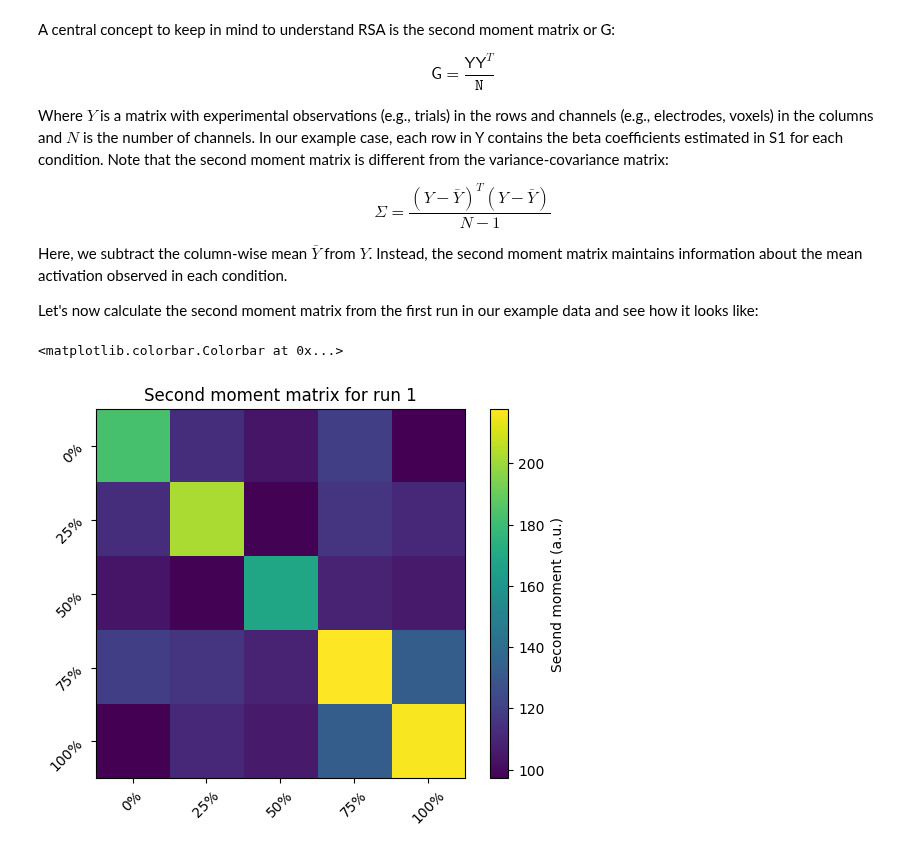
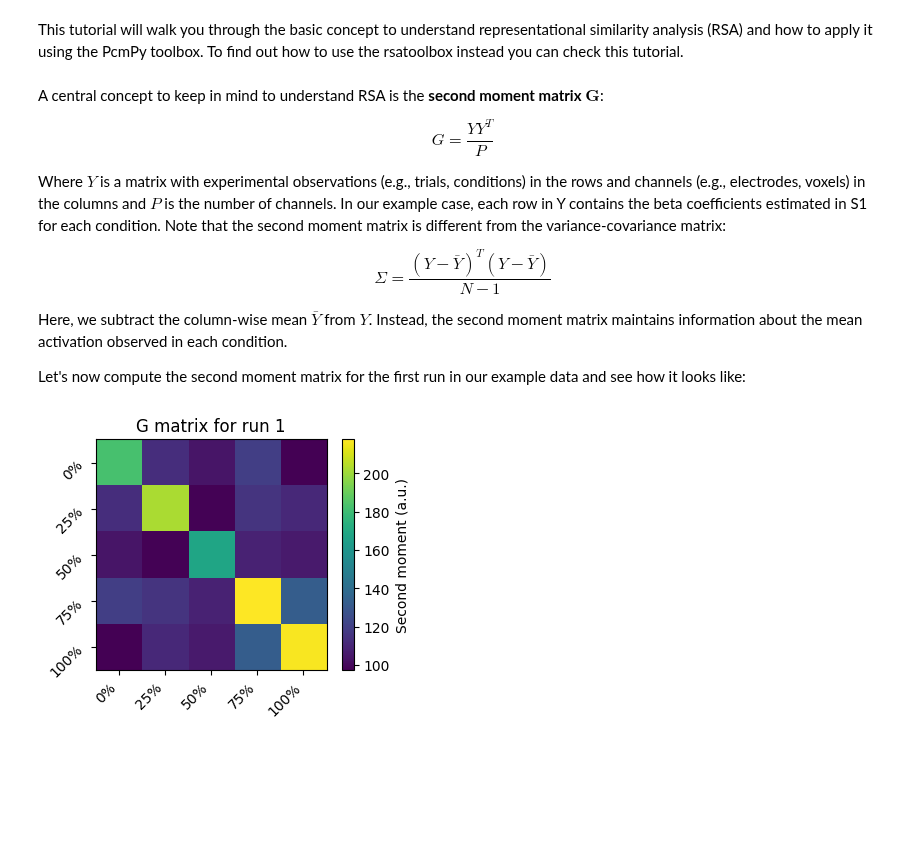
Before and after one commit to mnlmrc/didactic, a Jupyter notebook: rsa.ipynb, the cells around one changed output. Saved outputs shown, nothing was run; the diff lists cells and outputs as text; code cells hidden in the pictures; blank space fills up the shorter version.

```diff
--- a/rsa.ipynb
+++ b/rsa.ipynb
@@ -1,3 +1,5 @@
+# %% [markdown]
+This tutorial will walk you through the basic concept to understand representational similarity analysis (RSA) and how to apply it using the PcmPy toolbox. To find out how to use the rsatoolbox instead you can check this tutorial.
 # %%
 import nibabel as nb
 import numpy as np
@@ -6,33 +8,36 @@ import PcmPy as pcm
 import pandas as pd
 import nitools as nt
 import pickle
+
+plt.style.use('default')
 # %%
 f = open('data_demo_smp.p', 'rb')
 Y, cond_vec, part_vec, cond_names = pickle.load(f)
 N = Y.shape[1]
 # %% [markdown]
-A central concept to keep in mind to understand RSA is the second moment matrix or G:
+A central concept to keep in mind to understand RSA is the **second moment matrix** $\mathbf{G}$:
 
-$$ \mathsf{G} = \frac{\mathsf{YY}^T}{\mathtt{N}} $$
+$$ G = \frac{{YY^T}}{P} $$
 
-Where $Y$ is a matrix with experimental observations (e.g., trials) in the rows and channels (e.g., electrodes, voxels) in the columns and $N$ is the number of channels. In our example case, each row in Y contains the beta coefficients estimated in S1 for each condition. Note that the second moment matrix is different from the variance-covariance matrix:
+Where $Y$ is a matrix with experimental observations (e.g., trials, conditions) in the rows and channels (e.g., electrodes, voxels) in the columns and $P$ is the number of channels. In our example case, each row in Y contains the beta coefficients estimated in S1 for each condition. Note that the second moment matrix is different from the variance-covariance matrix:
 
 $$ \mathsf{\Sigma} = \frac{(Y - \bar{Y})^T (Y - \bar{Y})}{N - 1} $$
 
 Here, we subtract the column-wise mean $\bar{Y}$ from $Y$. Instead, the second moment matrix maintains information about the mean activation observed in each condition.
 
-Let's now calculate the second moment matrix from the first run in our example data and see how it looks like:
+Let's now compute the second moment matrix for the first run in our example data and see how it looks like:
 # %%
 G = Y[:5] @ Y[:5].T / N
 
+plt.figure(figsize=(4,3))
 plt.imshow(G)
-plt.xticks(np.arange(len(cond_names)), cond_names, rotation=45)
-plt.yticks(np.arange(len(cond_names)), cond_names, rotation=45)
-plt.title('Second moment matrix for run 1')
+plt.xticks(np.arange(len(cond_names)), cond_names, rotation=45, ha='right')
+plt.yticks(np.arange(len(cond_names)), cond_names, rotation=45, ha='right')
+plt.title('G matrix for run 1')
 plt.colorbar(label='Second moment (a.u.)')
+plt.show()
 # %% [output]
-<matplotlib.colorbar.Colorbar at 0x...>
-[figure, old version]
+[figure, new version]
 # %% [markdown]
 From the second moment matrix it is possible to calculate the squared euclidean distances between conditions. The squared euclidean distance between two vectors $ \mathsf{y}_{i} $ and $ \mathsf{y}_{j} $ is:
 
```
Also changed, not shown: parts of 9 cells of this notebook, 1 other file.
